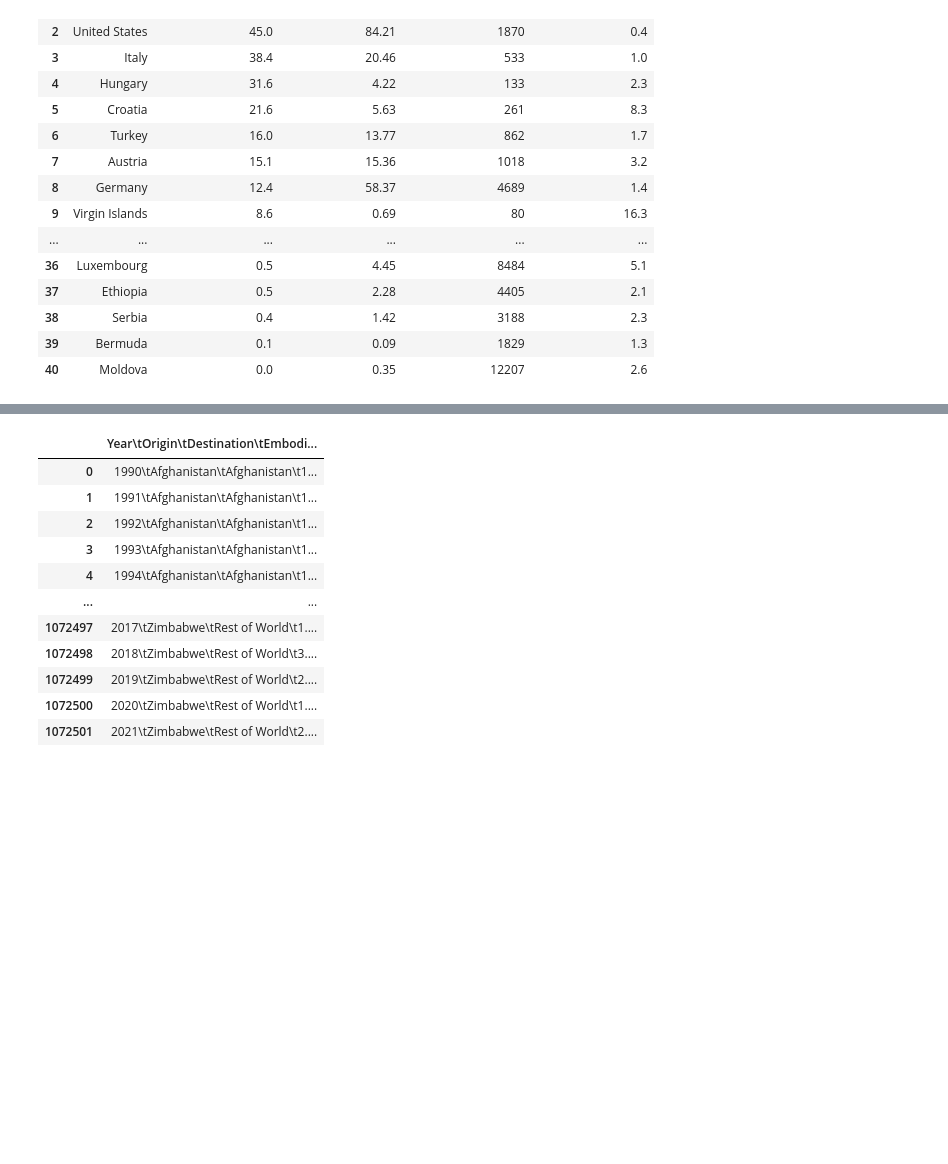
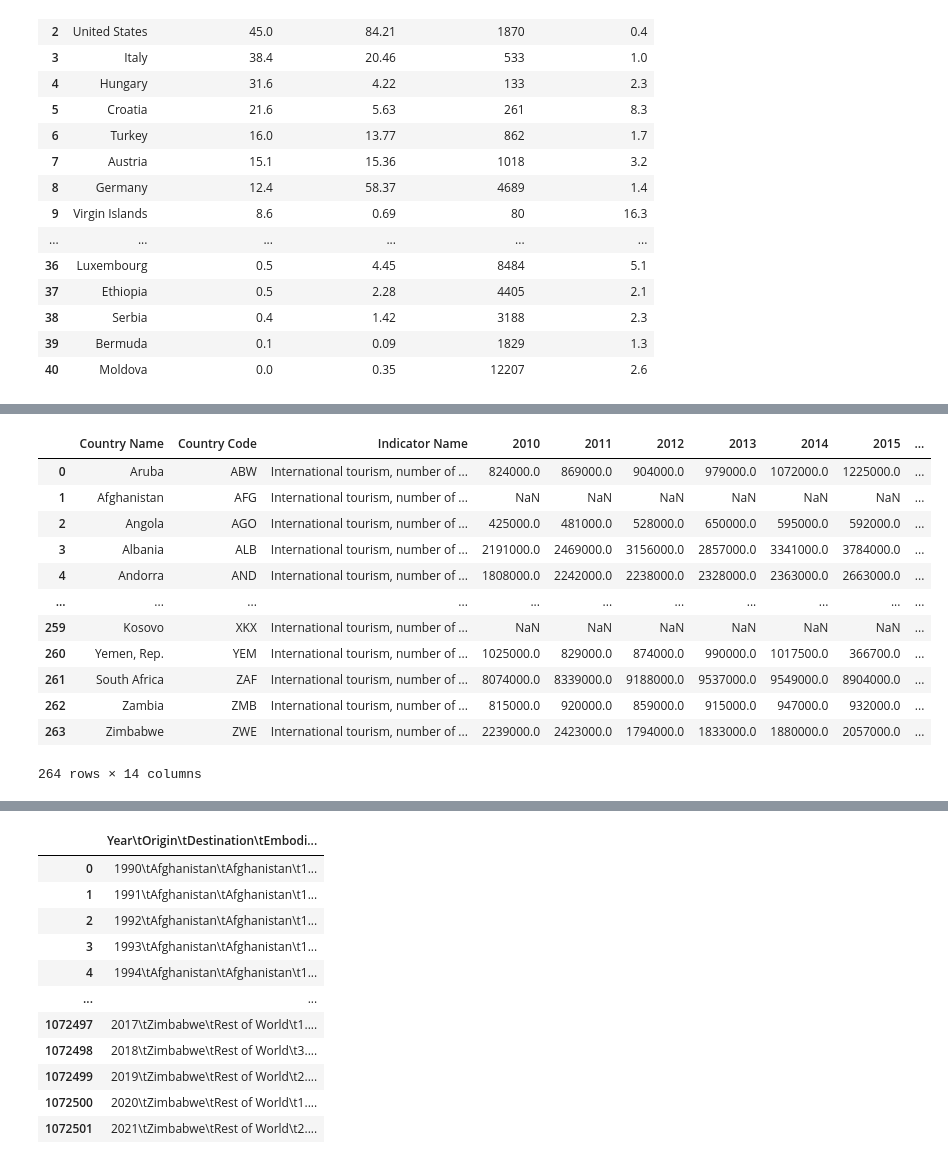
Before and after one commit to KevZavala21/Kevin_NSS_Capstone, a Jupyter notebook: capstone_project.ipynb, the cells around one changed output, grey strips where cells are left out. Cells and saved outputs as stored; diff of their text form; code cells hidden in the pictures; blank space fills up the shorter version.

```diff
--- a/capstone_project.ipynb
+++ b/capstone_project.ipynb
@@ -140,0 +111,20 @@ country_expenditures
+# %%
+tourism_arrivals = pd.read_csv('../capstone/data/tourism_arrivals_bycountry.csv')
+tourism_arrivals = tourism_arrivals[['Country Name', 'Country Code', 'Indicator Name',
+                                         '2010', '2011', '2012', '2013', '2014', '2015', '2016', '2017', '2018',
+                                         '2019', '2020']].copy()
+tourism_arrivals
+# %% [output]
+|  | Country Name | Country Code | Indicator Name | 2010 | 2011 | 2012 | 2013 | 2014 | 2015 | ... |
+| 0 | Aruba | ABW | International tourism, number of ... | 824000.0 | 869000.0 | 904000.0 | 979000.0 | 1072000.0 | 1225000.0 | ... |
+| 1 | Afghanistan | AFG | International tourism, number of ... | NaN | NaN | NaN | NaN | NaN | NaN | ... |
+| 2 | Angola | AGO | International tourism, number of ... | 425000.0 | 481000.0 | 528000.0 | 650000.0 | 595000.0 | 592000.0 | ... |
+| 3 | Albania | ALB | International tourism, number of ... | 2191000.0 | 2469000.0 | 3156000.0 | 2857000.0 | 3341000.0 | 3784000.0 | ... |
+| 4 | Andorra | AND | International tourism, number of ... | 1808000.0 | 2242000.0 | 2238000.0 | 2328000.0 | 2363000.0 | 2663000.0 | ... |
+| ... | ... | ... | ... | ... | ... | ... | ... | ... | ... | ... |
+| 259 | Kosovo | XKX | International tourism, number of ... | NaN | NaN | NaN | NaN | NaN | NaN | ... |
+| 260 | Yemen, Rep. | YEM | International tourism, number of ... | 1025000.0 | 829000.0 | 874000.0 | 990000.0 | 1017500.0 | 366700.0 | ... |
+| 261 | South Africa | ZAF | International tourism, number of ... | 8074000.0 | 8339000.0 | 9188000.0 | 9537000.0 | 9549000.0 | 8904000.0 | ... |
+| 262 | Zambia | ZMB | International tourism, number of ... | 815000.0 | 920000.0 | 859000.0 | 915000.0 | 947000.0 | 932000.0 | ... |
+| 263 | Zimbabwe | ZWE | International tourism, number of ... | 2239000.0 | 2423000.0 | 1794000.0 | 1833000.0 | 1880000.0 | 2057000.0 | ... |
+264 rows × 14 columns
```
Also changed, not shown: parts of 7 cells of this notebook.
